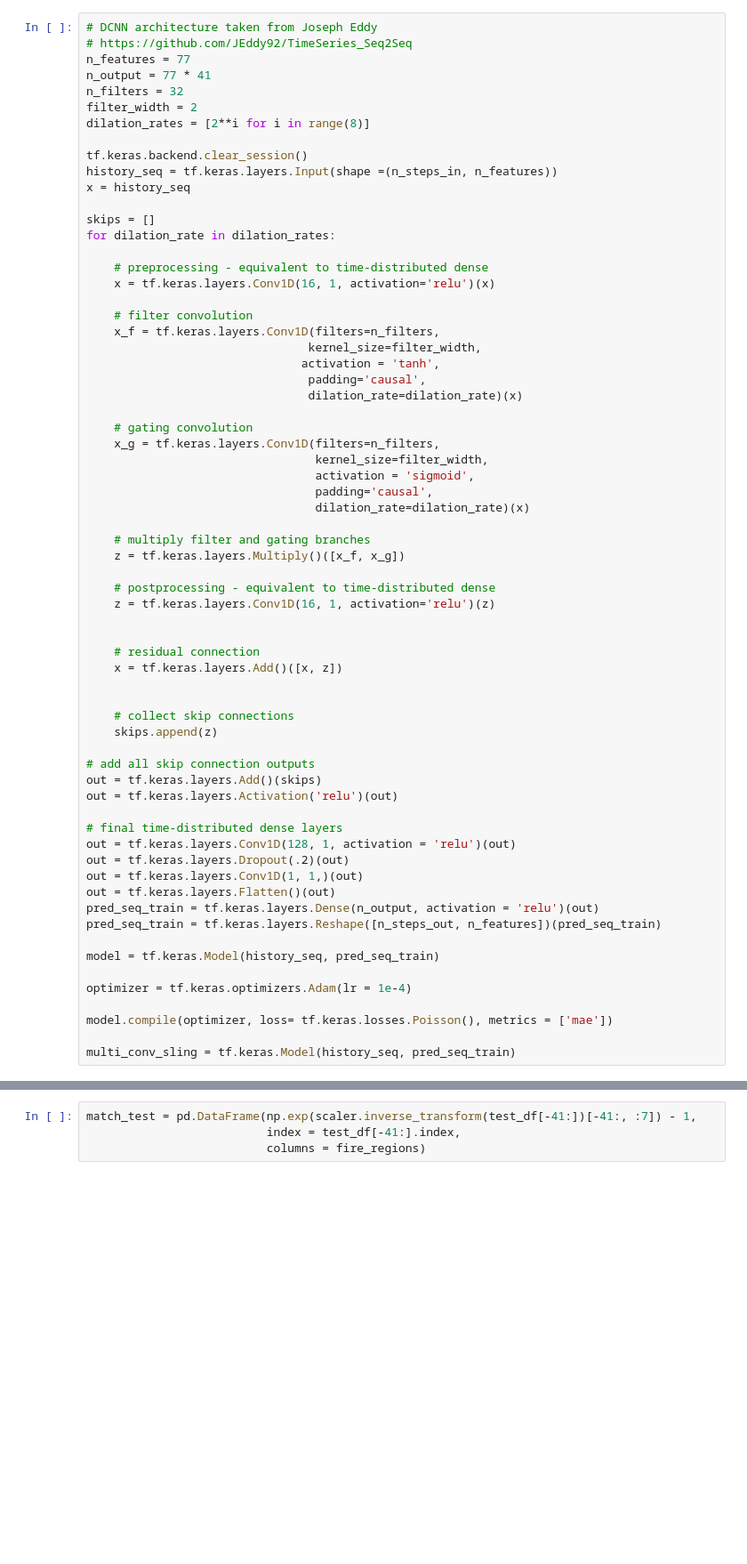
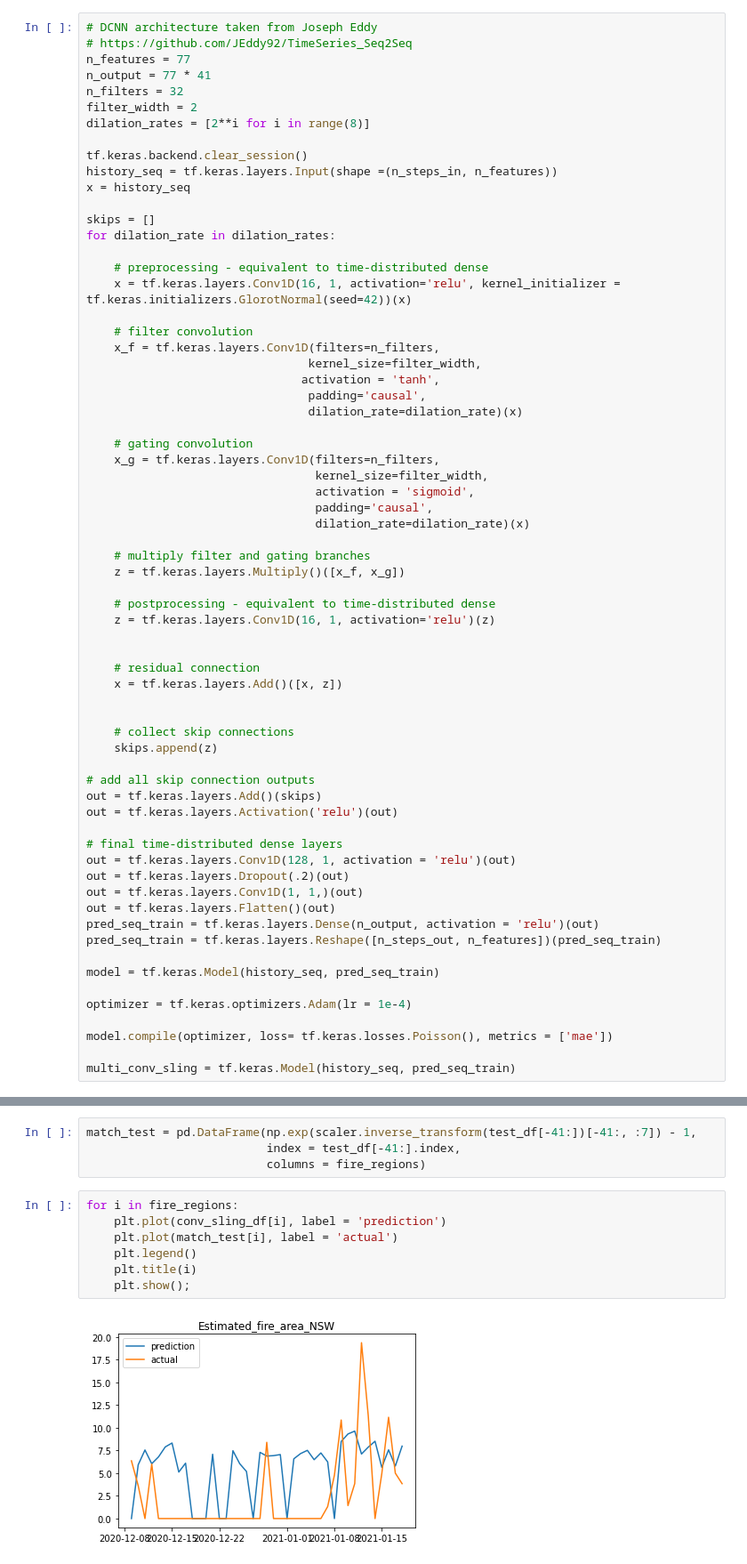
Before and after one commit to albertum1/cfc_team, a Jupyter notebook: window_generator.ipynb, the cells around one changed output, grey strips where cells are left out. Shown at 89% size. Drawn from its saved outputs; the diff is of its cells as text; blank space fills up the shorter version.

```diff
--- a/window_generator.ipynb
+++ b/window_generator.ipynb
@@ -355,7 +358,7 @@ skips = []
 for dilation_rate in dilation_rates:
 
     # preprocessing - equivalent to time-distributed dense
-    x = tf.keras.layers.Conv1D(16, 1, activation='relu')(x)
+    x = tf.keras.layers.Conv1D(16, 1, activation='relu', kernel_initializer = tf.keras.initializers.GlorotNormal(seed=42))(x)
 
     # filter convolution
     x_f = tf.keras.layers.Conv1D(filters=n_filters,
@@ -586,3 +607,12 @@ conv_single_df = pd.DataFrame(conv_single_pred_region,
 match_test = pd.DataFrame(np.exp(scaler.inverse_transform(test_df[-41:])[-41:, :7]) - 1,
                           index = test_df[-41:].index,
                           columns = fire_regions)
+# %%
+for i in fire_regions:
+    plt.plot(conv_sling_df[i], label = 'prediction')
+    plt.plot(match_test[i], label = 'actual')
+    plt.legend()
+    plt.title(i)
+    plt.show();
+# %% [output]
+[figure, added]
```
Also changed, not shown: parts of 27 cells of this notebook.
